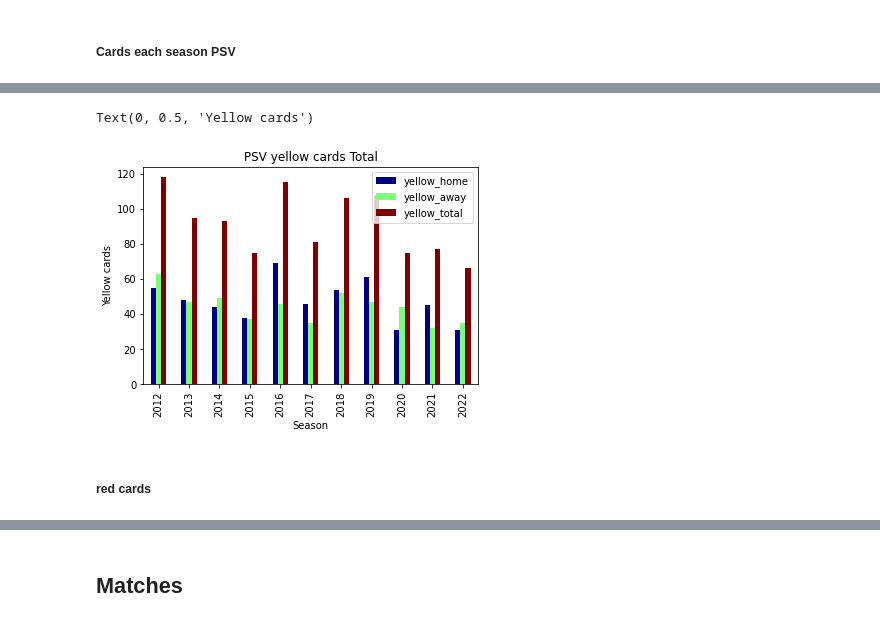
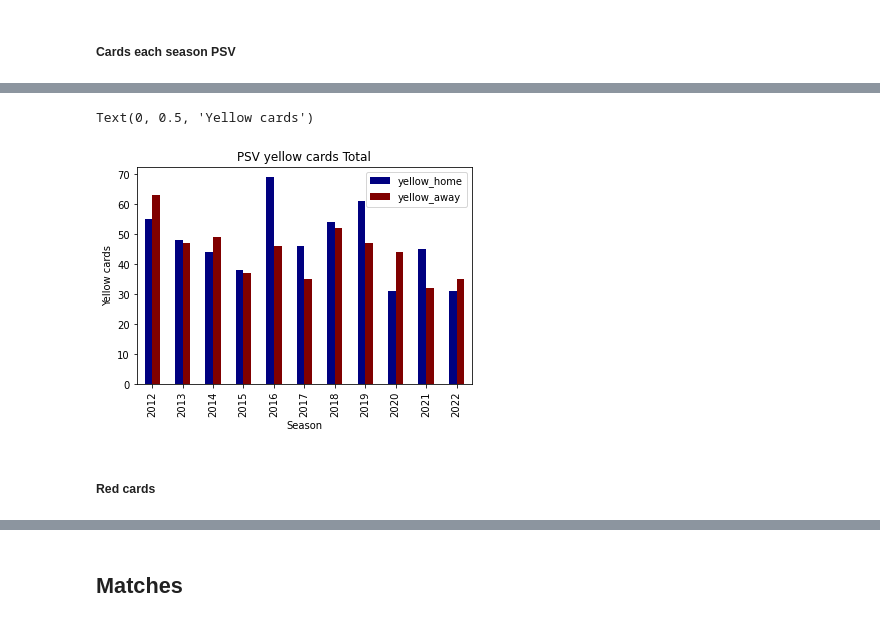
Before and after one commit to mohammedaljader/Football_Predictions_ML, a Jupyter notebook: notebook.ipynb, the cells around one changed output, grey strips where cells are left out. Cells and saved outputs as stored; diff of their text form; code cells hidden in the pictures.

```diff
--- a/notebook.ipynb
+++ b/notebook.ipynb
@@ -716,24 +377,22 @@ Text(0, 0.5, 'Yellow Cards')
 # %%
 # make new dataframe in order to aggregate
 dfPSVYellowCardTotalEachSeason = pd.DataFrame()
 PSVAwayYellowCards= GroupBySeasenPSVYellowCardAway['yellowCard_nr']
 PSVHomeYellowCards= GroupBySeasenPSVYellowCardHome['yellowCard_nr']
 dfPSVYellowCardTotalEachSeason['yellow_home'] = PSVHomeYellowCards
 dfPSVYellowCardTotalEachSeason["yellow_away"] = PSVAwayYellowCards
-sum_AllYellowCardsInEachSeason = dfPSVYellowCardTotalEachSeason["yellow_home"] + dfPSVYellowCardTotalEachSeason["yellow_away"]
-dfPSVYellowCardTotalEachSeason["yellow_total"] = sum_AllYellowCardsInEachSeason
 
 
 # plot PSV Yellow cards in each Season Total
 dfPSVYellowCardsTotalEachSeasonPlot = pd.DataFrame(dfPSVYellowCardTotalEachSeason)
 ax = dfPSVYellowCardsTotalEachSeasonPlot.plot(lw=2, colormap='jet', kind = 'bar', title='PSV yellow cards Total')
 ax.set_xlabel("Season")
 ax.set_ylabel("Yellow cards")
 # %% [output]
 Text(0, 0.5, 'Yellow cards')
-[figure, old version]
+[figure, new version]
 # %% [markdown]
-<h5> red cards </h5>
+<h5> Red cards </h5>
 # %%
 # PSV red cards Each Season Home
 EachSeasonPSVRedCardHome = dfCards[ (dfCards['home'] == 'psv-eindhoven') & (dfCards['redCard_nr'] == 1)]
```
Also changed, not shown: parts of 149 cells of this notebook.
